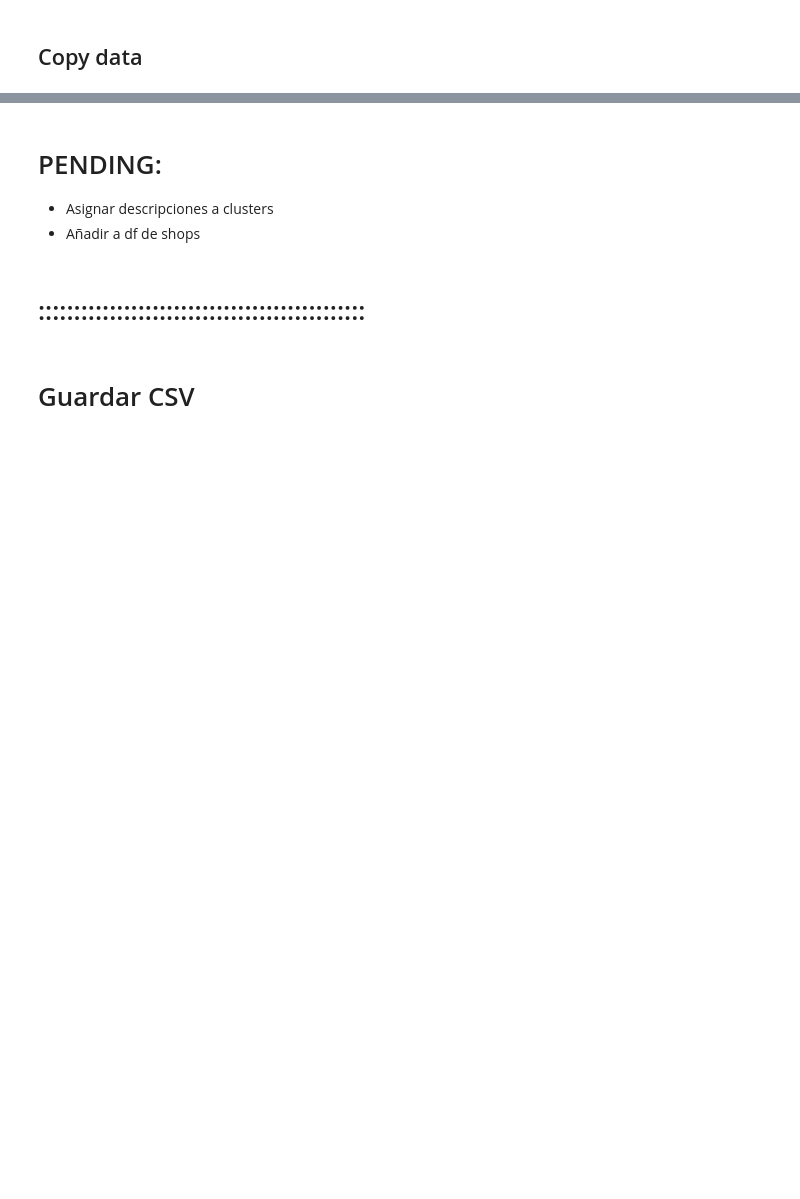
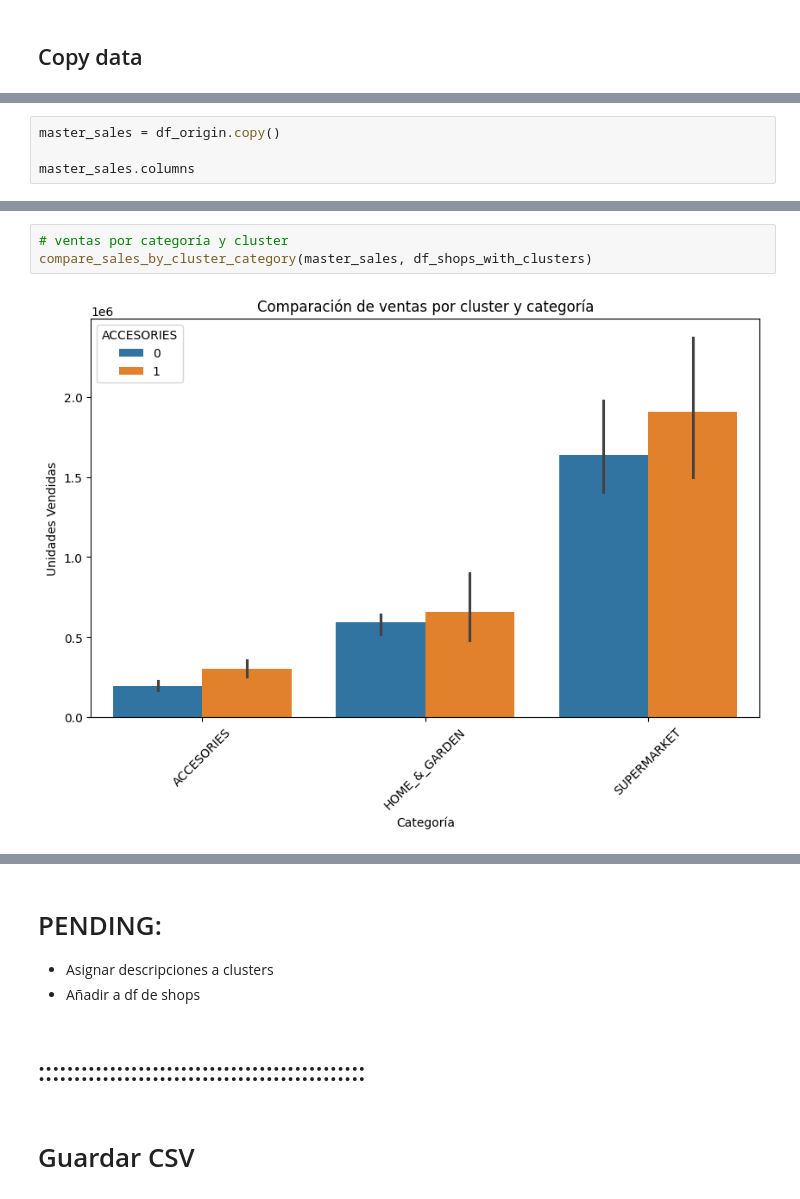
Before and after one commit to antonioMateos/grupo2retail_0424, a Jupyter notebook: 03_Clustering/Clustering_Tiendas_Categorias.ipynb, the cells around one changed output, grey strips where cells are left out. Cells and saved outputs as stored; diff of their text form; blank space fills up the shorter version.

```diff
--- a/03_Clustering/Clustering_Tiendas_Categorias.ipynb
+++ b/03_Clustering/Clustering_Tiendas_Categorias.ipynb
@@ -561,0 +550,4 @@ Departamento: SUPERMARKET_3
+# %%
+master_sales = df_origin.copy()
+
+master_sales.columns
@@ -561,0 +627,5 @@ Departamento: SUPERMARKET_3
+# %%
+# ventas por categoría y cluster
+compare_sales_by_cluster_category(master_sales, df_shops_with_clusters)
+# %% [output]
+[figure, added]
```
Also changed, not shown: parts of 65 cells of this notebook.
